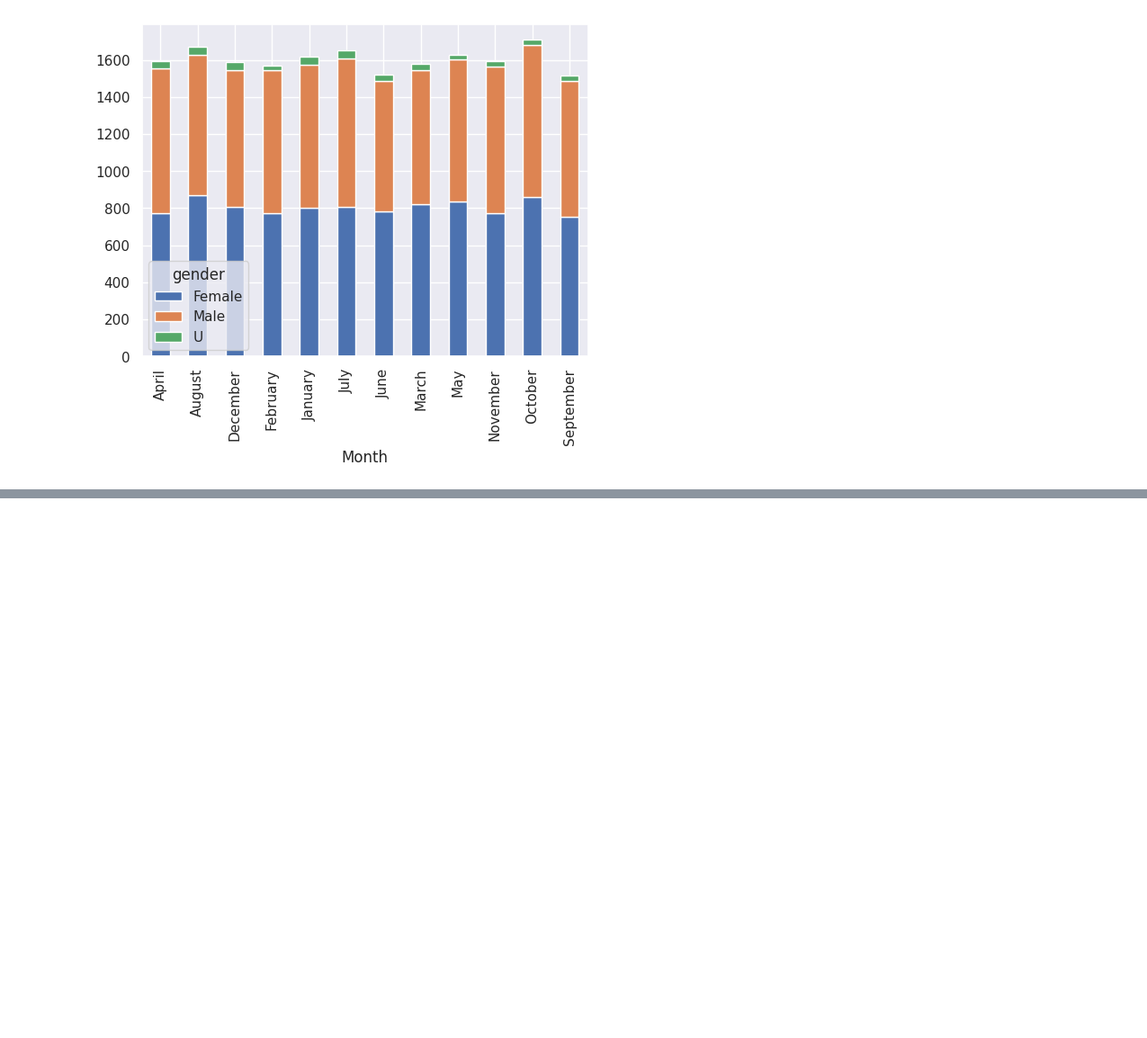
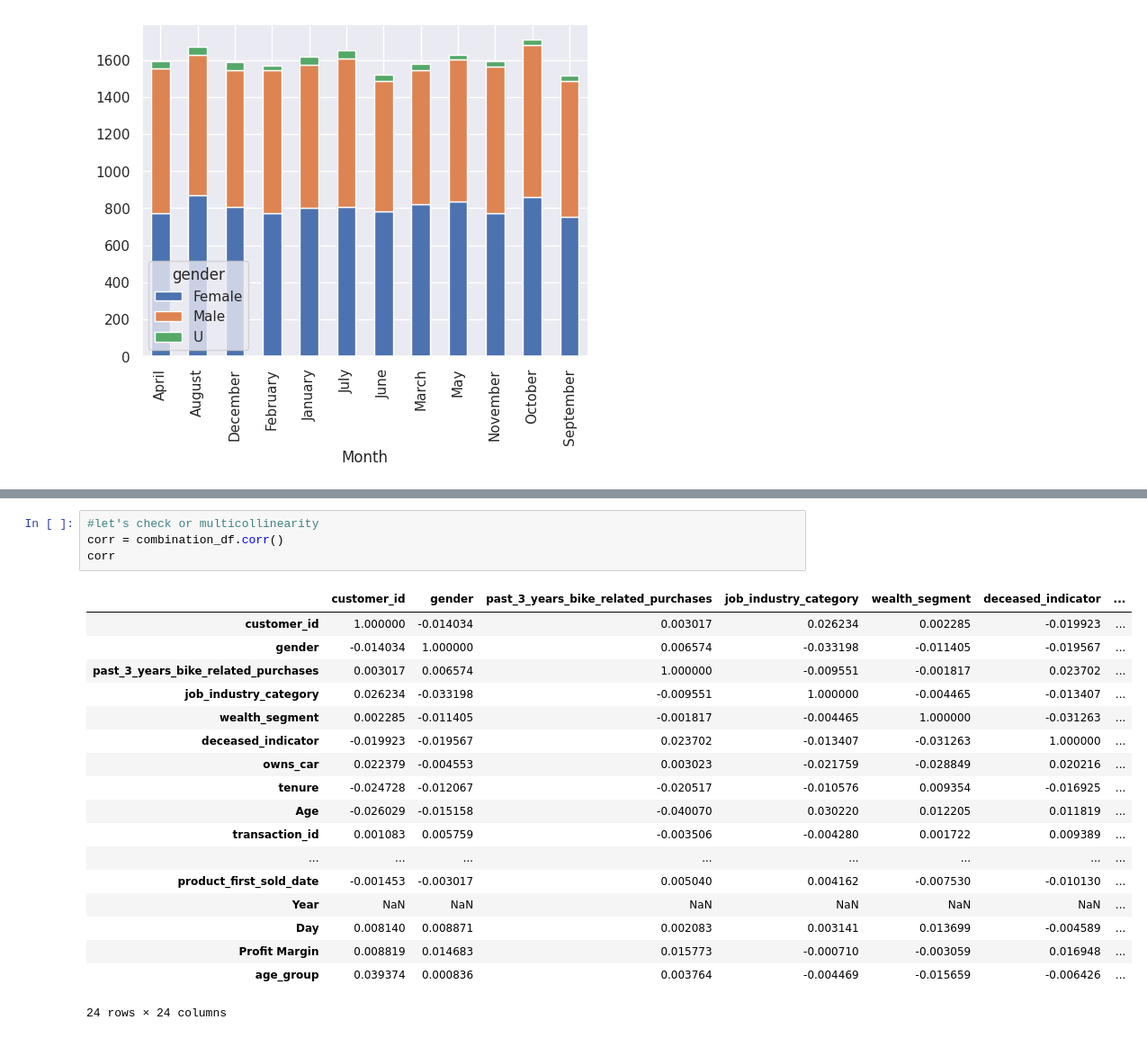
Before and after one commit to kanjamwingirwa/KPMG_AU_Virtual_Internship, a Jupyter notebook: KPMG_AU_INTERNSHIP_FINAL_PY.ipynb, the cells around one changed output, grey strips where cells are left out. Shown at 90% size. Saved outputs shown, nothing was run; the diff lists cells and outputs as text; blank space fills up the shorter version.

```diff
--- a/KPMG_AU_INTERNSHIP_FINAL_PY.ipynb
+++ b/KPMG_AU_INTERNSHIP_FINAL_PY.ipynb
@@ -1062,0 +1106,23 @@ pd.crosstab(combined_df['Month'],combined_df['gender']).plot(kind='bar',stacked=
+# %%
+#let's check or multicollinearity
+corr = combination_df.corr()
+corr
+# %% [output]
+|  | customer_id | gender | past_3_years_bike_related_purchases | job_industry_category | wealth_segment | deceased_indicator | ... |
+| customer_id | 1.000000 | -0.014034 | 0.003017 | 0.026234 | 0.002285 | -0.019923 | ... |
+| gender | -0.014034 | 1.000000 | 0.006574 | -0.033198 | -0.011405 | -0.019567 | ... |
+| past_3_years_bike_related_purchases | 0.003017 | 0.006574 | 1.000000 | -0.009551 | -0.001817 | 0.023702 | ... |
+| job_industry_category | 0.026234 | -0.033198 | -0.009551 | 1.000000 | -0.004465 | -0.013407 | ... |
+| wealth_segment | 0.002285 | -0.011405 | -0.001817 | -0.004465 | 1.000000 | -0.031263 | ... |
+| deceased_indicator | -0.019923 | -0.019567 | 0.023702 | -0.013407 | -0.031263 | 1.000000 | ... |
+| owns_car | 0.022379 | -0.004553 | 0.003023 | -0.021759 | -0.028849 | 0.020216 | ... |
+| tenure | -0.024728 | -0.012067 | -0.020517 | -0.010576 | 0.009354 | -0.016925 | ... |
+| Age | -0.026029 | -0.015158 | -0.040070 | 0.030220 | 0.012205 | 0.011819 | ... |
+| transaction_id | 0.001083 | 0.005759 | -0.003506 | -0.004280 | 0.001722 | 0.009389 | ... |
+| ... | ... | ... | ... | ... | ... | ... | ... |
+| product_first_sold_date | -0.001453 | -0.003017 | 0.005040 | 0.004162 | -0.007530 | -0.010130 | ... |
+| Year | NaN | NaN | NaN | NaN | NaN | NaN | ... |
+| Day | 0.008140 | 0.008871 | 0.002083 | 0.003141 | 0.013699 | -0.004589 | ... |
+| Profit Margin | 0.008819 | 0.014683 | 0.015773 | -0.000710 | -0.003059 | 0.016948 | ... |
+| age_group | 0.039374 | 0.000836 | 0.003764 | -0.004469 | -0.015659 | -0.006426 | ... |
+24 rows × 24 columns
```
Also changed, not shown: parts of 6 cells of this notebook.
